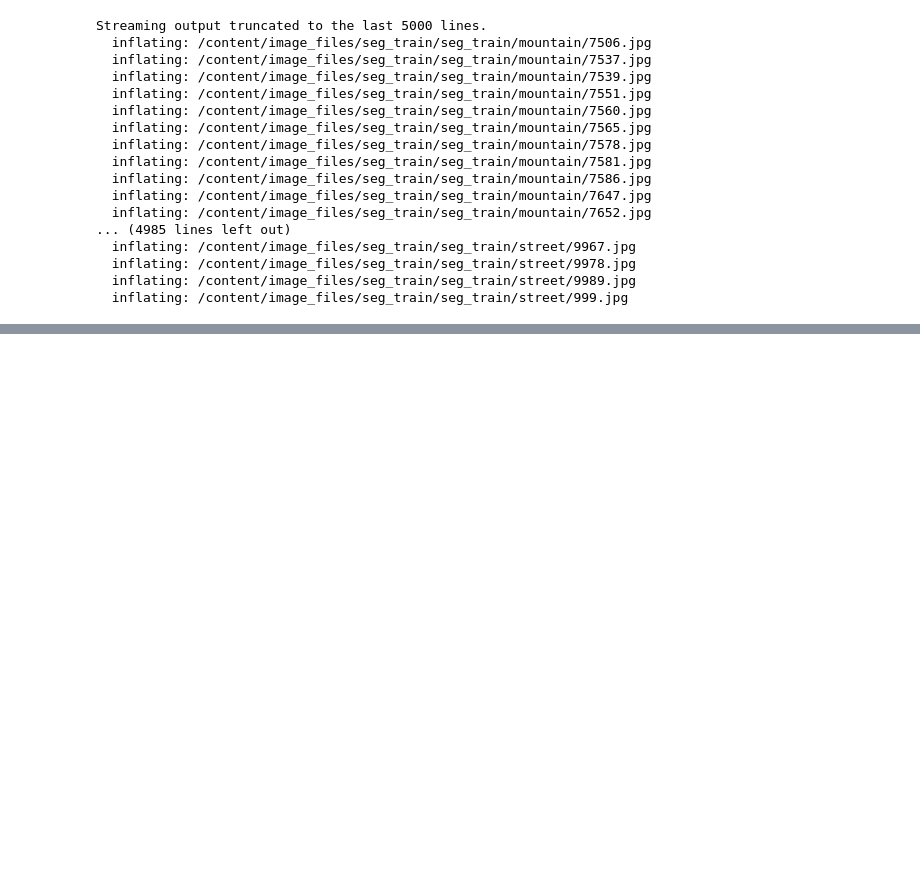
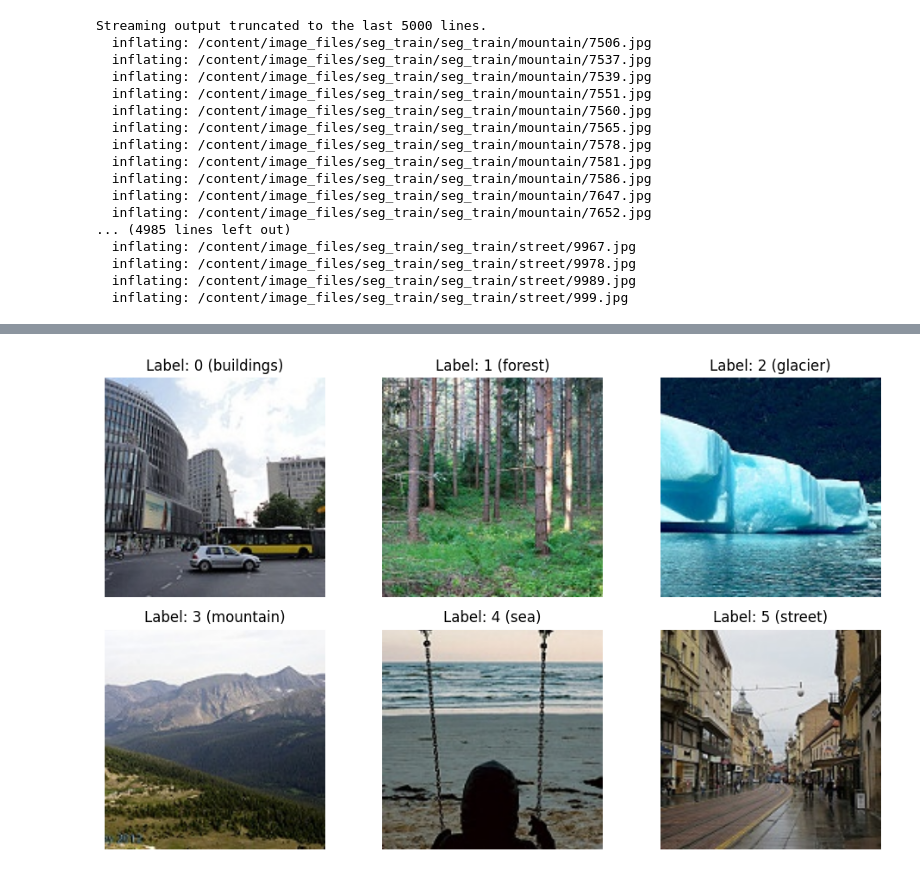
Before and after one commit to 3-Ada/image_classification, a Jupyter notebook: image_classification.ipynb, the cells around one changed output, grey strips where cells are left out. Drawn from its saved outputs; the diff is of its cells as text; code cells hidden in the pictures; blank space fills up the shorter version.

```diff
--- a/image_classification.ipynb
+++ b/image_classification.ipynb
@@ -44,0 +96,29 @@ Streaming output truncated to the last 5000 lines.
+# %%
+fig, ax = plt.subplots(2, 3, figsize=(10, 6))
+
+idx = 0
+for i in range(2):
+    for j in range(3):
+
+        label = df_images_info.label[idx]
+        category = df_images_info.category[idx]
+        file_path = os.path.join(root_dir, df_images_info.file_name[idx])
+
+        # Read an image with OpenCV
+        image = cv2.imread(file_path)
+
+        # Convert the image to RGB color space.
+        image = cv2.cvtColor(image, cv2.COLOR_BGR2RGB)
+
+        # Resize image
+        image = cv2.resize(image, (256, 256))
+
+        ax[i,j].imshow(image)
+        ax[i,j].set_title(f"Label: {label} ({category})")
+        ax[i,j].axis('off')
+        idx = idx+len(df_images_info[df_images_info['category'] == category])
+
+plt.tight_layout()
+plt.show()
+# %% [output]
+[figure, added]
```
Also changed, not shown: parts of 11 cells of this notebook.
